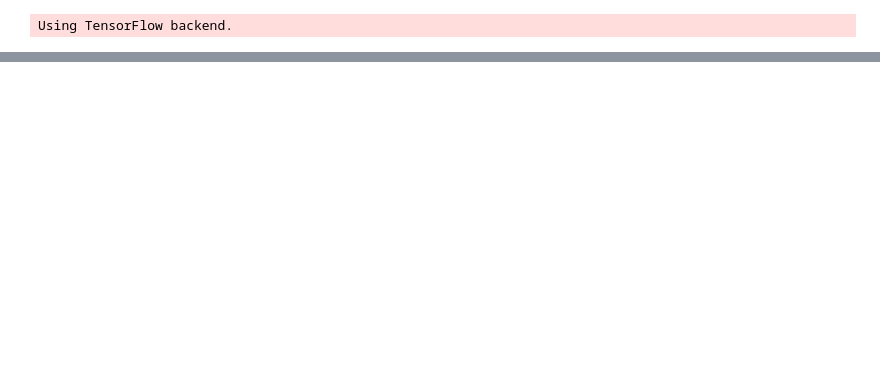
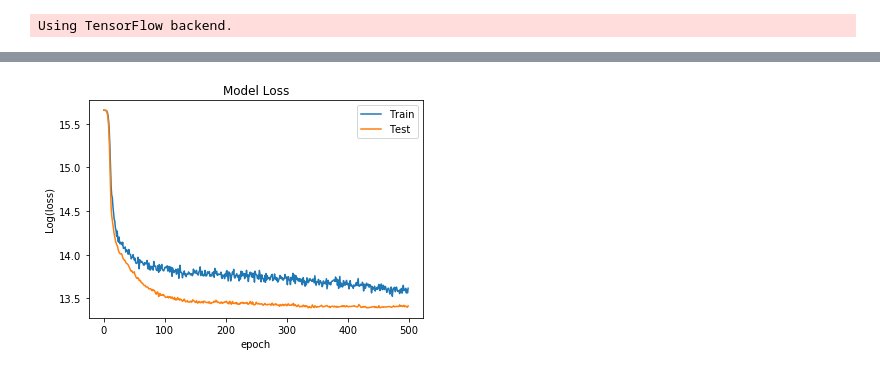
Before and after one commit to sshh12/OverwatchML, a Jupyter notebook: OverwatchPredictSR.ipynb, the cells around one changed output, grey strips where cells are left out. Cells and saved outputs as stored; diff of their text form; code cells hidden in the pictures; blank space fills up the shorter version.

```diff
--- a/OverwatchPredictSR.ipynb
+++ b/OverwatchPredictSR.ipynb
@@ -254,3 +333,17 @@ view(history3)
+# %%
+# Model 4
+
+X4, y4, scaler_X4 = scale_data2(*load_data4())
+
+model4 = get_model4()
+
+history4 = train_model(model4, X4, y4, epochs=500, batch_size=128, validation_split=.10)
+
+model4.save('overwatch-sr-4.h5')
+
+view(history4)
+# %% [output]
+[figure, added]
 # %%
 
 with open('test_names.txt', 'r') as test:
```
Also changed, not shown: parts of 10 cells of this notebook, 6 other files.
